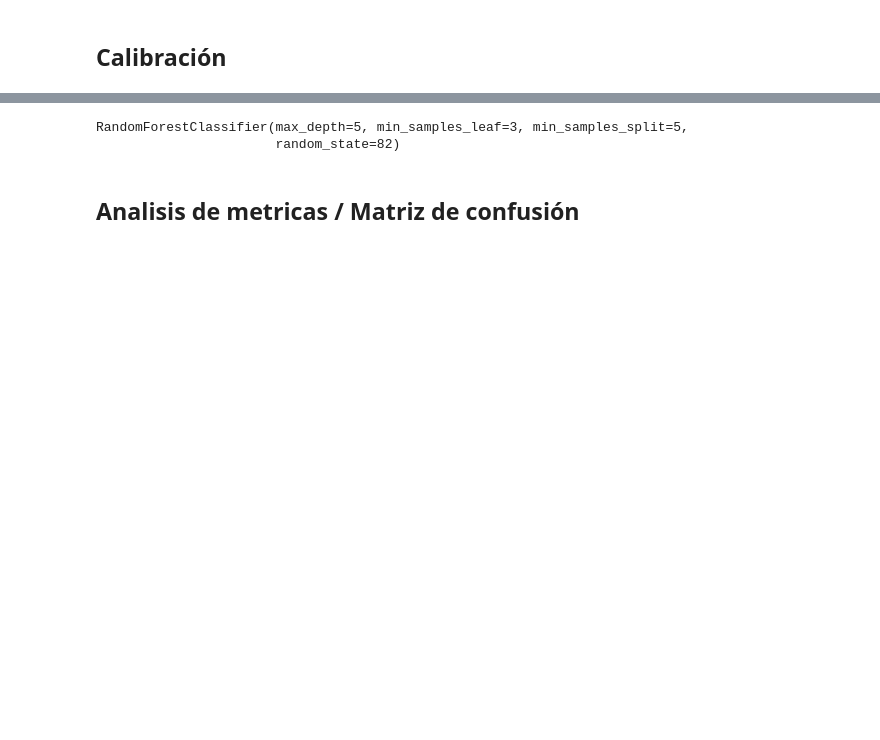
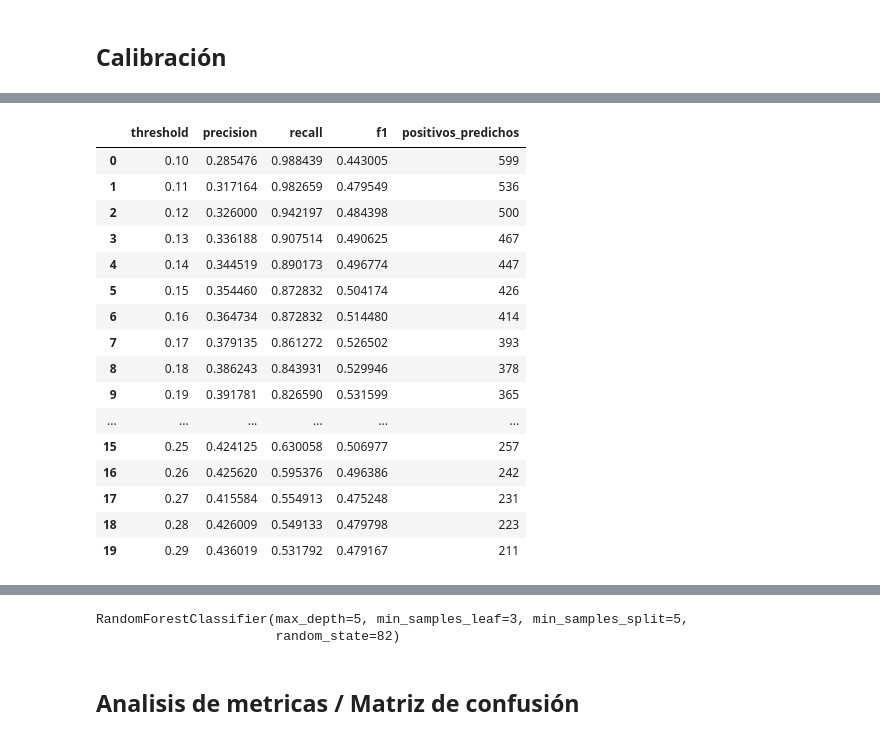
Before and after one commit to GuilleLondero/churn_insight_hackathon, a Jupyter notebook: data_science/notebooks/optimizacion_modelos.ipynb, the cells around one changed output, grey strips where cells are left out. Saved outputs shown, nothing was run; the diff lists cells and outputs as text; code cells hidden in the pictures; blank space fills up the shorter version.

```diff
--- a/data_science/notebooks/optimizacion_modelos.ipynb
+++ b/data_science/notebooks/optimizacion_modelos.ipynb
@@ -1594,0 +1787,38 @@ plt.show()
+# %%
+y_proba_cal = xgb_cal.predict_proba(X_val)[:, 1]
+# %%
+thresholds = np.arange(0.1, 0.3, 0.01)
+
+rows = []
+
+for t in thresholds:
+    y_pred = (y_proba_cal >= t).astype(int)
+
+    rows.append({
+        "threshold": t,
+        "precision": precision_score(y_val, y_pred, zero_division=0),
+        "recall": recall_score(y_val, y_pred),
+        "f1": f1_score(y_val, y_pred),
+        "positivos_predichos": y_pred.sum()
+    })
+
+df_thresholds = pd.DataFrame(rows)
+df_thresholds
+# %% [output]
+|  | threshold | precision | recall | f1 | positivos_predichos |
+| 0 | 0.10 | 0.285476 | 0.988439 | 0.443005 | 599 |
+| 1 | 0.11 | 0.317164 | 0.982659 | 0.479549 | 536 |
+| 2 | 0.12 | 0.326000 | 0.942197 | 0.484398 | 500 |
+| 3 | 0.13 | 0.336188 | 0.907514 | 0.490625 | 467 |
+| 4 | 0.14 | 0.344519 | 0.890173 | 0.496774 | 447 |
+| 5 | 0.15 | 0.354460 | 0.872832 | 0.504174 | 426 |
+| 6 | 0.16 | 0.364734 | 0.872832 | 0.514480 | 414 |
+| 7 | 0.17 | 0.379135 | 0.861272 | 0.526502 | 393 |
+| 8 | 0.18 | 0.386243 | 0.843931 | 0.529946 | 378 |
+| 9 | 0.19 | 0.391781 | 0.826590 | 0.531599 | 365 |
+| ... | ... | ... | ... | ... | ... |
+| 15 | 0.25 | 0.424125 | 0.630058 | 0.506977 | 257 |
+| 16 | 0.26 | 0.425620 | 0.595376 | 0.496386 | 242 |
+| 17 | 0.27 | 0.415584 | 0.554913 | 0.475248 | 231 |
+| 18 | 0.28 | 0.426009 | 0.549133 | 0.479798 | 223 |
+| 19 | 0.29 | 0.436019 | 0.531792 | 0.479167 | 211 |
```
Also changed, not shown: parts of 36 cells of this notebook.
